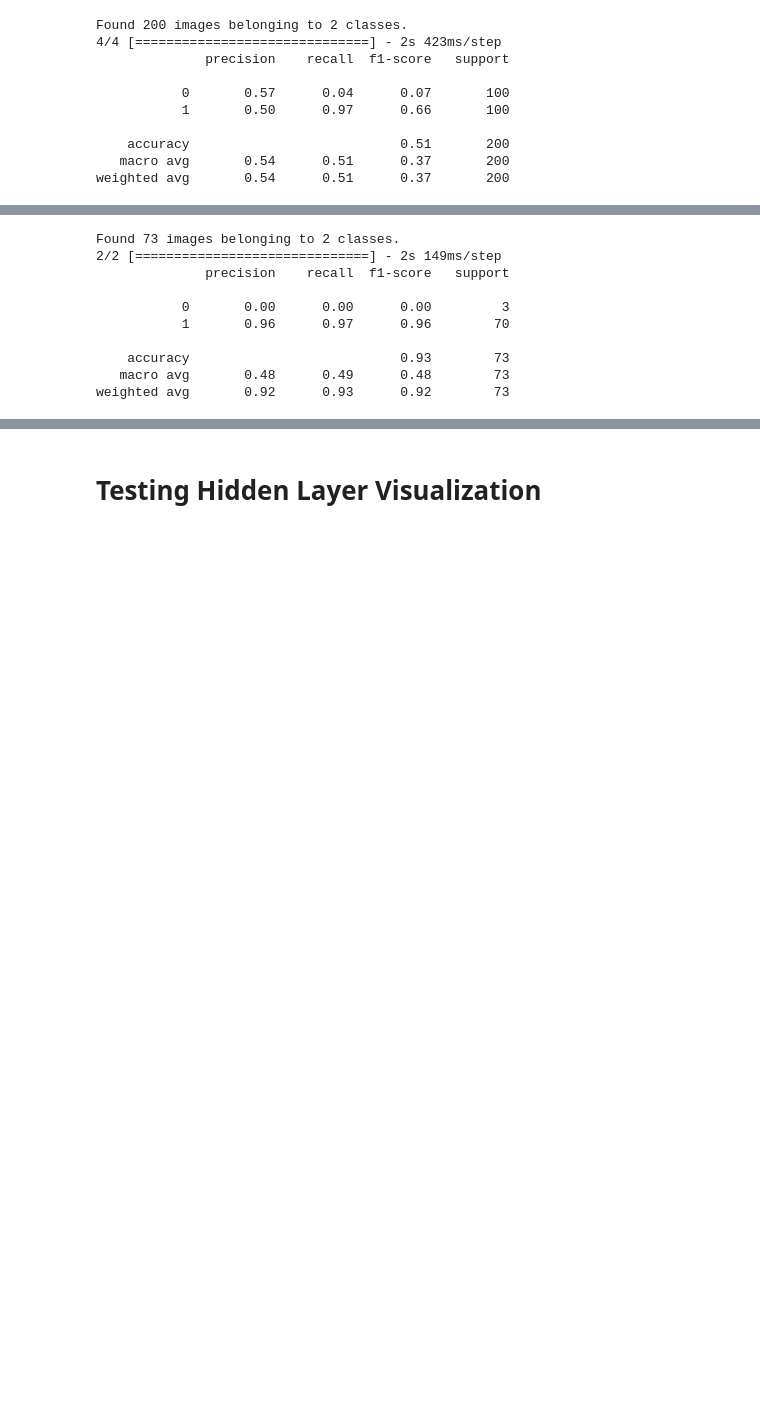
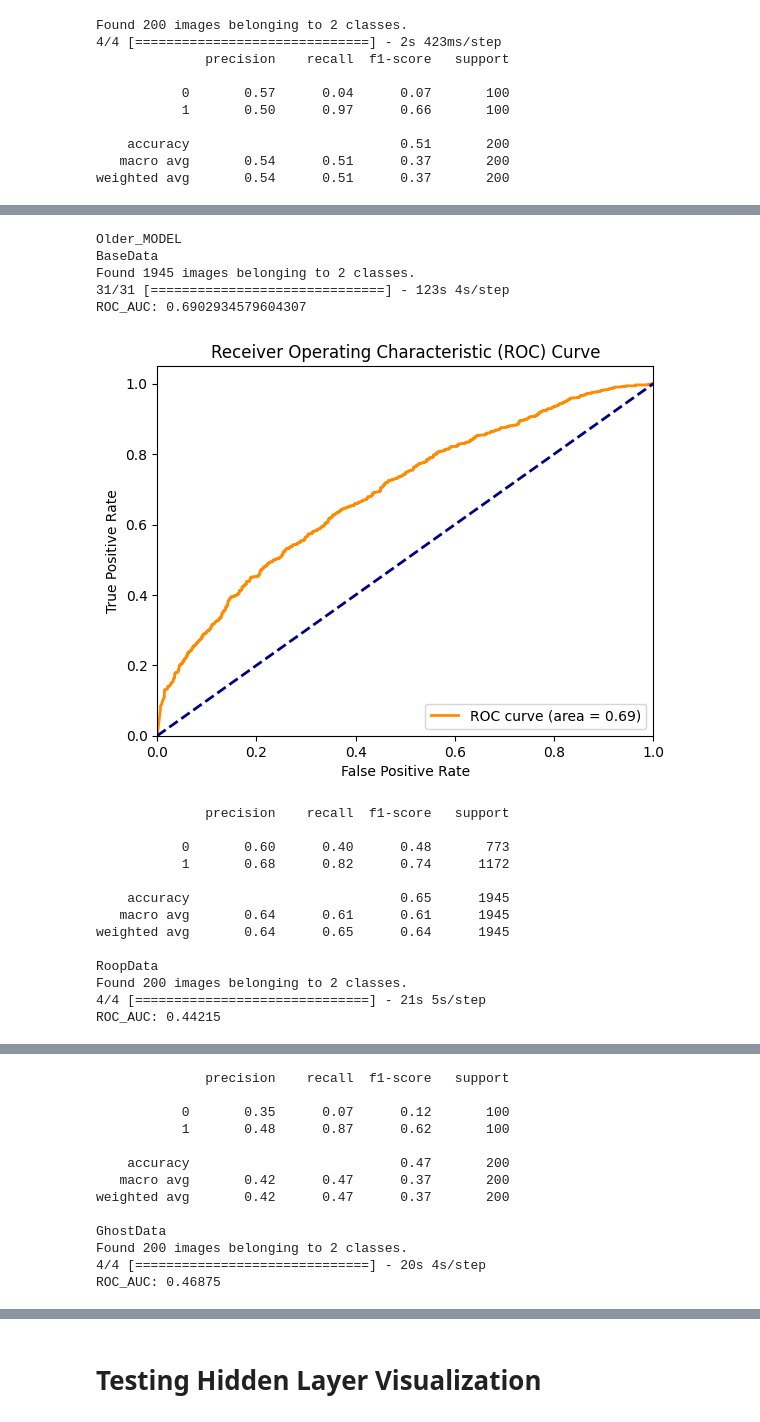
Before and after one commit to Dryg1214/DeepFakeRepos, a Jupyter notebook: AllModels/DeepFakeDetectionModels/MesoNet-DeepFakeDetection/notebook/Meso_4.ipynb, the cells around one changed output, grey strips where cells are left out. Cells and saved outputs as stored; diff of their text form; code cells hidden in the pictures; blank space fills up the shorter version.

```diff
--- a/AllModels/DeepFakeDetectionModels/MesoNet-DeepFakeDetection/notebook/Meso_4.ipynb
+++ b/AllModels/DeepFakeDetectionModels/MesoNet-DeepFakeDetection/notebook/Meso_4.ipynb
@@ -722,14 +712,41 @@ weighted avg       0.24      0.48      0.32       100
-# %%
-print(get_classification_report(model_exp, 'F:\\DeepFakeRepos\\Datasets\\CelebaHQReal\\Data', nameModel="RealData", real=True))
-# RealImages
-# %% [output]
-Found 73 images belonging to 2 classes.
-2/2 [==============================] - 2s 149ms/step
-              precision    recall  f1-score   support
-
-           0       0.00      0.00      0.00         3
-           1       0.96      0.97      0.96        70
-
-    accuracy                           0.93        73
-   macro avg       0.48      0.49      0.48        73
-weighted avg       0.92      0.93      0.92        73
+# %%
+IMG_WIDTH = 1024
+
+model_exp = load_model(olderModelPath)
+
+print("Older_MODEL")
+print("BaseData")
+print(get_classification_report(model_exp, baseDataTestPath, nameModel="Older"))
+
+print("RoopData")
+print(get_classification_report(model_exp, roopDataPath, nameModel="Older"))
+
+print("GhostData")
+print(get_classification_report(model_exp, ghostDataPath, nameModel="Older"))
+
+print("E4E_OlderData")
+print(get_classification_report(model_exp, olderDataPath, nameModel="Older"))
+
+print("E4E_SmileData")
+print(get_classification_report(model_exp, smileDataPath, nameModel="Older"))
+# OldAgeAttribute
+# %% [output]
+Older_MODEL
+BaseData
+Found 1945 images belonging to 2 classes.
+31/31 [==============================] - 123s 4s/step
+ROC_AUC: 0.6902934579604307
+[figure, added]
+              precision    recall  f1-score   support
+
+           0       0.60      0.40      0.48       773
+           1       0.68      0.82      0.74      1172
+
+    accuracy                           0.65      1945
+   macro avg       0.64      0.61      0.61      1945
+weighted avg       0.64      0.65      0.64      1945
+
+RoopData
+Found 200 images belonging to 2 classes.
+4/4 [==============================] - 21s 5s/step
+ROC_AUC: 0.44215
@@ -735,0 +754,13 @@ weighted avg       0.92      0.93      0.92        73
+              precision    recall  f1-score   support
+
+           0       0.35      0.07      0.12       100
+           1       0.48      0.87      0.62       100
+
+    accuracy                           0.47       200
+   macro avg       0.42      0.47      0.37       200
+weighted avg       0.42      0.47      0.37       200
+
+GhostData
+Found 200 images belonging to 2 classes.
+4/4 [==============================] - 20s 4s/step
+ROC_AUC: 0.46875
```
Also changed, not shown: parts of 9 cells of this notebook, 1 other file.
